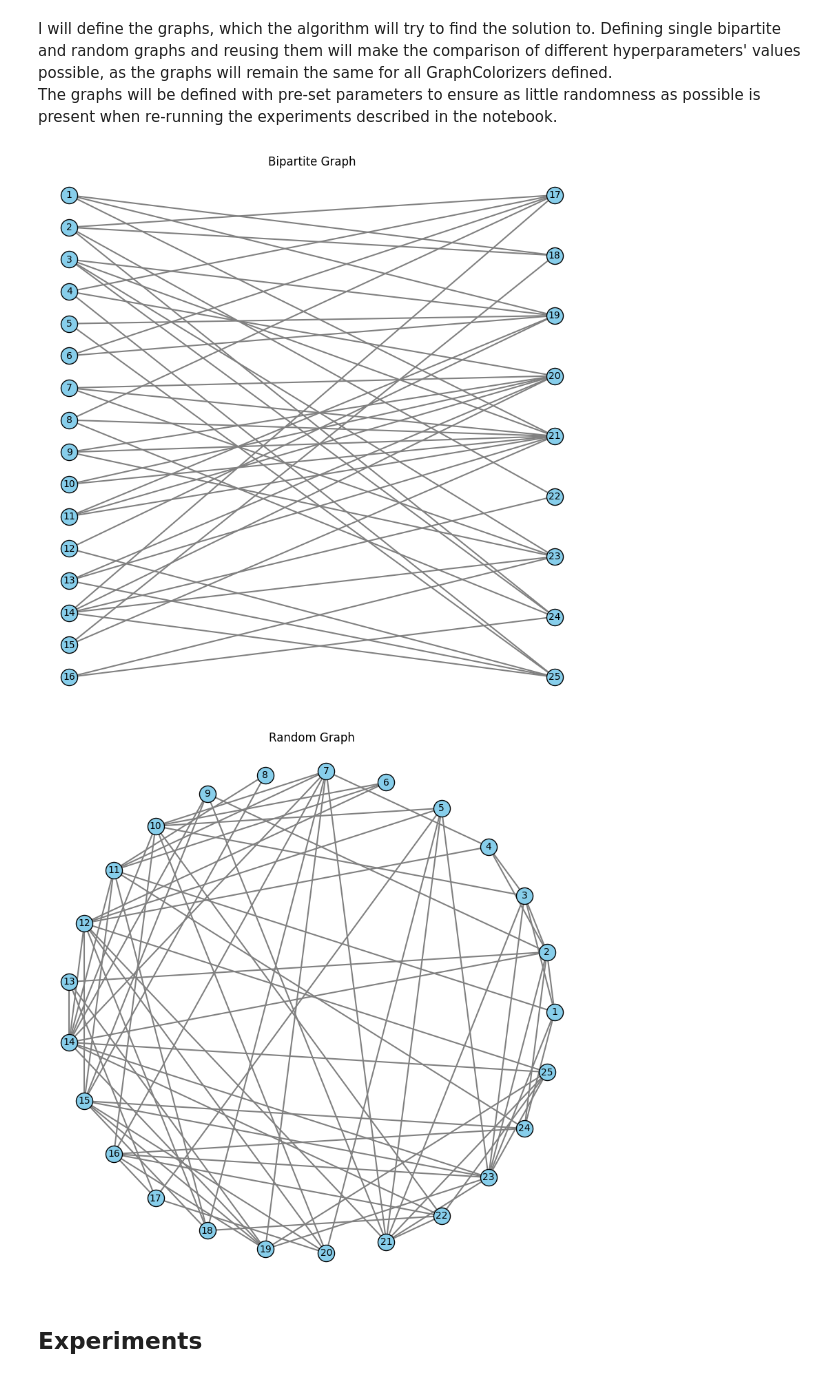
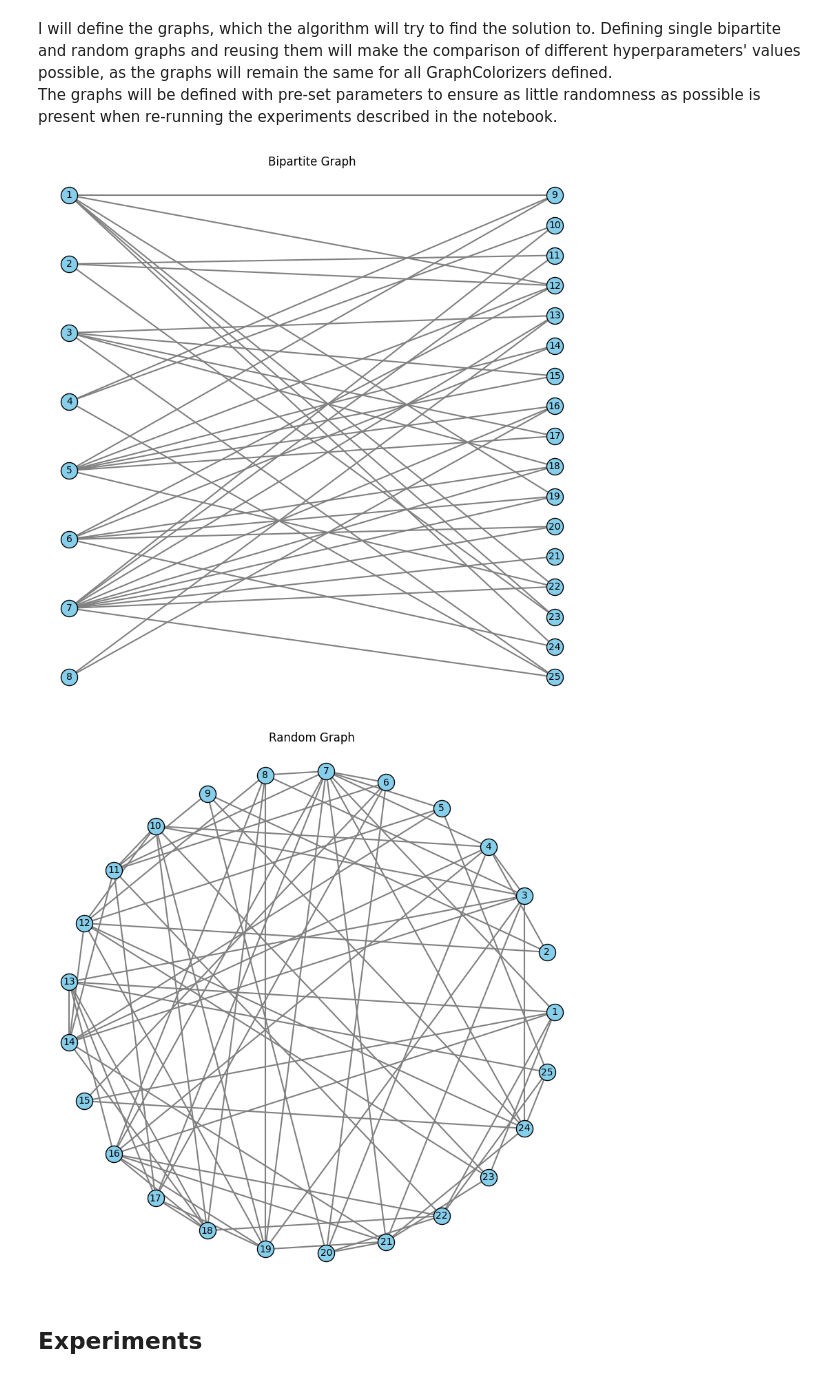
Before and after one commit to pitkwiecien/MachineLearning, a Jupyter notebook: EvolutionaryAlgorithm/EvolutionaryAlgorithm.ipynb, the cells around one changed output. Cells and saved outputs as stored; diff of their text form; code cells hidden in the pictures.

```diff
--- a/EvolutionaryAlgorithm/EvolutionaryAlgorithm.ipynb
+++ b/EvolutionaryAlgorithm/EvolutionaryAlgorithm.ipynb
@@ -17,7 +24,6 @@ First, the class representing the graph, on which the vertex coloring problem wi
 # %%
 from enum import Enum
 from typing import cast, Optional
-import random
 import numpy as np
 import math
 import matplotlib.pyplot as plt
@@ -31,14 +37,14 @@ class GraphType(Enum):
 
 class Graph:
     def __init__(self,
-                 vertices: vertex_list = [],
-                 edges: list[edge] = [],
-                 U: vertex_list = [],
-                 V: vertex_list = []) -> None:
-        self.vertices: vertex_list = vertices
-        self.edges: list[edge] = edges
-        self.U: vertex_list = U
-        self.V: vertex_list = V
+                 vertices: vertex_list = None,
+                 edges: list[edge] = None,
+                 U: vertex_list = None,
+                 V: vertex_list = None) -> None:
+        self.vertices: vertex_list = vertices if vertices else []
+        self.edges: list[edge] = edges if edges else []
+        self.U: vertex_list = U if U else []
+        self.V: vertex_list = V if V else []
 
     def _append_edges(self, edges: list[edge]) -> None:
         for edge in edges:
@@ -46,19 +52,25 @@ class Graph:
 
     def bipartite(self, N: int) -> None:
         split_value = random.randint(5, N - 4)
+        # print(f"{split_value=}", end=" ")
         edges: list[edge] = []
         for vertex_1 in range(1, N + 1):
+            # print(f"{vertex_1=}", end=" ")
             self.vertices.append(vertex_1)
             if vertex_1 <= split_value:
+                # print("left")
                 self.U.append(vertex_1)
                 for _ in range(0, 2):
                     random_vertex = random.randint(split_value + 1, N)
+                    # print(f"Connecting {vertex_1} to {random_vertex}")
                     if vertex_1 != random_vertex:
                         edges.append((vertex_1, random_vertex))
             else:
+                # print("right")
                 self.V.append(vertex_1)
                 for _ in range(0, 2):
                     random_vertex = random.randint(1, split_value - 1)
+                    # print(f"Connecting {vertex_1} to {random_vertex}")
                     if vertex_1 != random_vertex: edges.append((vertex_1, random_vertex))
         sorted_edges = [cast(edge, tuple(sorted(e))) for e in edges]
         self._append_edges(list(set(sorted_edges)))
@@ -74,6 +86,7 @@ class Graph:
         self._append_edges(list(set(edges)))
 
     def draw(self, title: str = "Graph", individual: Optional[list[int]]=None):
+        # print(self.edges)
         plt.figure(figsize=(10, 10))
         pos: dict[int, tuple[float, float]] = {}
 
@@ -102,6 +115,7 @@ class Graph:
             vertex_colors = ['skyblue' for _ in self.vertices]
 
         for u, v in self.edges:
+            # print(f"Graphing edge {u}-{v}")
             if individual is not None:
                 c1 = np.array(vertex_colors[u-1])
                 c2 = np.array(vertex_colors[v-1])
@@ -366,23 +383,19 @@ def call_colonizer(max_iterations: int,
 I will define the graphs, which the algorithm will try to find the solution to. Defining single bipartite and random graphs and reusing them will make the comparison of different hyperparameters' values possible, as the graphs will remain the same for all GraphColorizers defined.
 The graphs will be defined with pre-set parameters to ensure as little randomness as possible is present when re-running the experiments described in the notebook.
 # %%
-graph_bipartite = Graph(
-    vertices=[1, 2, 3, 4, 5, 6, 7, 8, 9, 10, 11, 12, 13, 14, 15, 16, 17, 18, 19, 20, 21, 22, 23, 24, 25],
-    edges=[(15, 21), (7, 23), (7, 20), (12, 19), (3, 19), (14, 25), (12, 25), (14, 22), (5, 19), (5, 25), (8, 21), (9, 20), (8, 24), (10, 21), (9, 23), (11, 20), (2, 17), (1, 18), (1, 21), (13, 20), (6, 17), (13, 21), (4, 17), (3, 21), (4, 20), (3, 24), (8, 17), (11, 19), (10, 20), (2, 22), (16, 24), (7, 21), (6, 19), (13, 25), (14, 17), (3, 23), (14, 23), (14, 20), (4, 25), (9, 21), (11, 21), (2, 18), (1, 19), (15, 18), (2, 24), (16, 23)],
-    U=[1, 2, 3, 4, 5, 6, 7, 8, 9, 10, 11, 12, 13, 14, 15, 16],
-    V=[17, 18, 19, 20, 21, 22, 23, 24, 25]
-)
+VERTEX_AMOUNT = 25
 
-graph_random = Graph(
-    vertices=[1, 2, 3, 4, 5, 6, 7, 8, 9, 10, 11, 12, 13, 14, 15, 16, 17, 18, 19, 20, 21, 22, 23, 24, 25],
-    edges=[(5, 10), (12, 25), (14, 22), (23, 25), (11, 14), (13, 17), (6, 11), (7, 10), (1, 24), (15, 23), (16, 22), (7, 19), (12, 18), (5, 12), (8, 11), (5, 21), (2, 4), (10, 20), (13, 19), (16, 24), (7, 21), (12, 20), (5, 23), (9, 21), (10, 22), (15, 18), (16, 17), (7, 14), (3, 10), (21, 25), (14, 19), (9, 14), (1, 3), (13, 14), (16, 19), (7, 16), (12, 15), (22, 25), (3, 21), (2, 13), (1, 23), (14, 23), (3, 23), (11, 18), (7, 11), (2, 24), (16, 23), (21, 22), (14, 25), (8, 15), (15, 20), (12, 21), (1, 2), (17, 20), (10, 14), (1, 11), (6, 10), (7, 18), (12, 14), (5, 20), (2, 3), (10, 16), (11, 15), (11, 24), (6, 12), (15, 24), (3, 4), (4, 12), (2, 14), (2, 23), (18, 22), (19, 23), (15, 19), (4, 7), (21, 23), (5, 17), (9, 15), (2, 9), (19, 25)]
-)
+graph_bipartite = Graph()
+graph_bipartite.bipartite(VERTEX_AMOUNT)
+
+graph_random = Graph()
+graph_random.random(VERTEX_AMOUNT)
 
 graph_bipartite.draw("Bipartite Graph")
 graph_random.draw("Random Graph")
 # %% [output]
-[figure, old version]
+[figure, new version]
-[figure, old version]
+[figure, new version]
 # %% [markdown]
 ## Experiments
 # %% [markdown]
```
Also changed, not shown: parts of 10 cells of this notebook.
